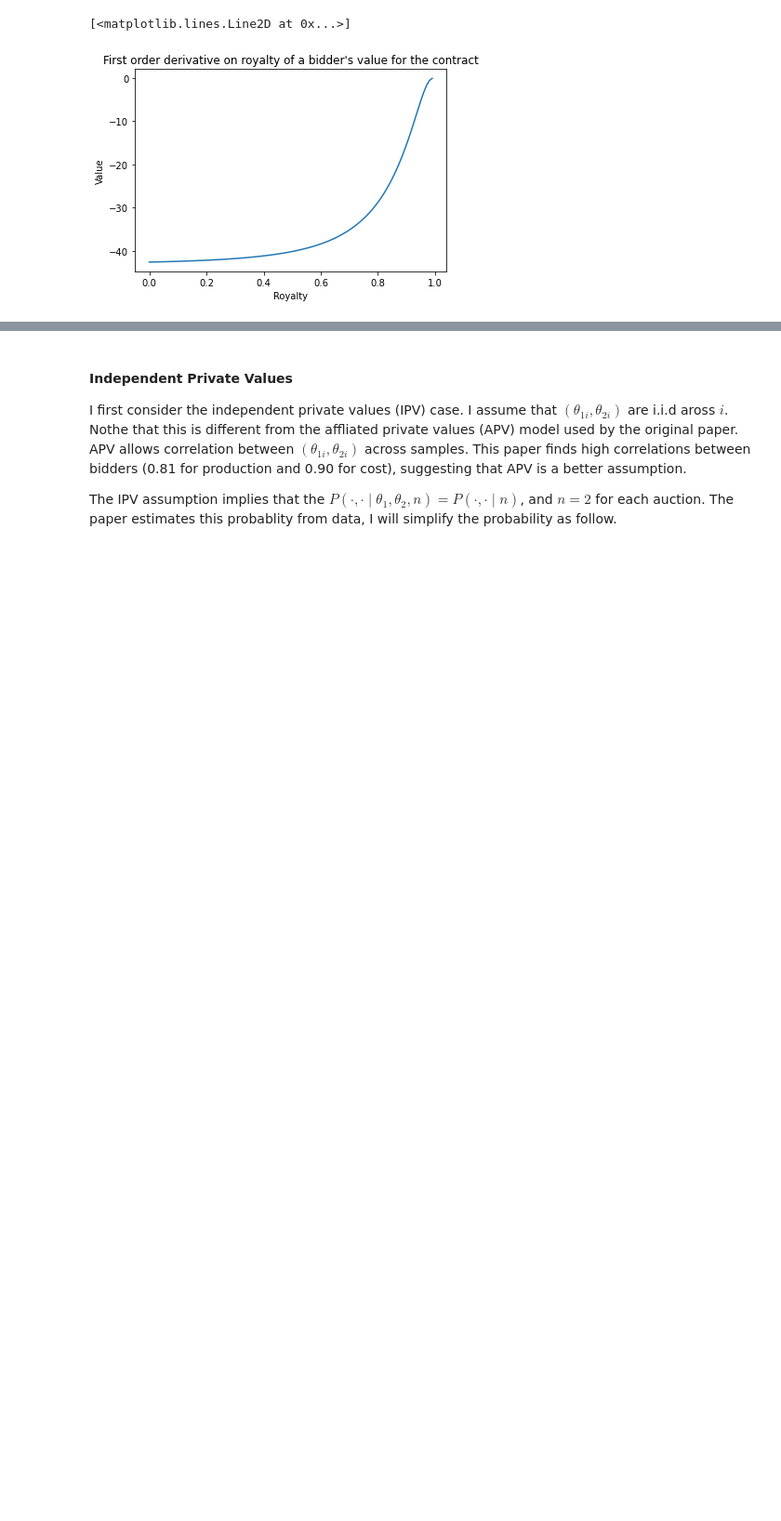
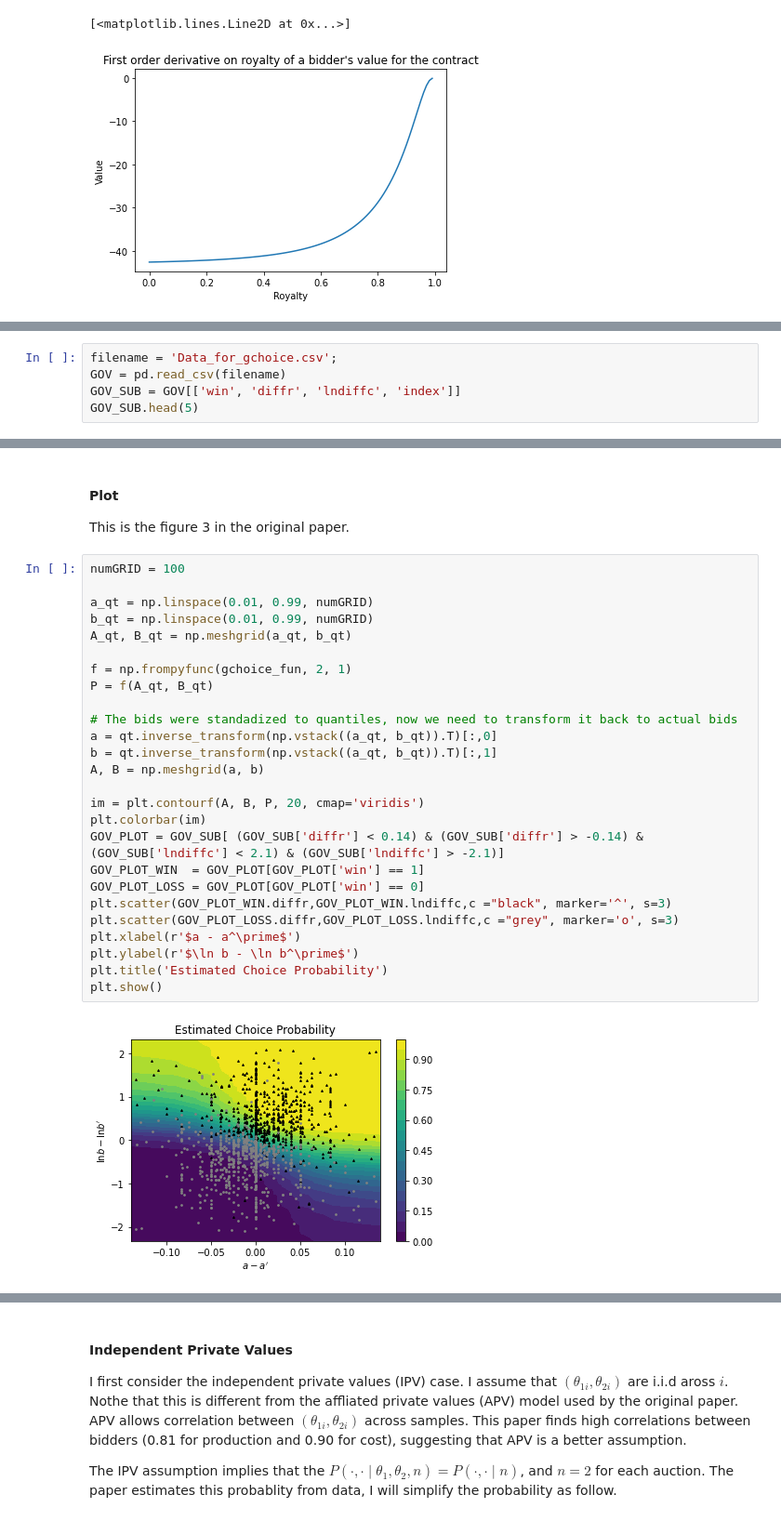
Before and after one commit to KaiKevinLiao/replication-kong2022, a Jupyter notebook: main.ipynb, the cells around one changed output, grey strips where cells are left out. Shown at 93% size. Saved outputs shown, nothing was run; the diff lists cells and outputs as text; blank space fills up the shorter version.

```diff
--- a/main.ipynb
+++ b/main.ipynb
@@ -105,0 +202,5 @@ plt.plot(agrids, values)
+# %%
+filename = 'Data_for_gchoice.csv';
+GOV = pd.read_csv(filename)
+GOV_SUB = GOV[['win', 'diffr', 'lndiffc', 'index']]
+GOV_SUB.head(5)
@@ -105,0 +255,32 @@ plt.plot(agrids, values)
+# %% [markdown]
+#### Plot
+
+This is the figure 3 in the original paper.
+# %%
+numGRID = 100
+
+a_qt = np.linspace(0.01, 0.99, numGRID)
+b_qt = np.linspace(0.01, 0.99, numGRID)
+A_qt, B_qt = np.meshgrid(a_qt, b_qt)
+
+f = np.frompyfunc(gchoice_fun, 2, 1)
+P = f(A_qt, B_qt)
+
+# The bids were standadized to quantiles, now we need to transform it back to actual bids
+a = qt.inverse_transform(np.vstack((a_qt, b_qt)).T)[:,0]
+b = qt.inverse_transform(np.vstack((a_qt, b_qt)).T)[:,1]
+A, B = np.meshgrid(a, b)
+
+im = plt.contourf(A, B, P, 20, cmap='viridis')
+plt.colorbar(im)
+GOV_PLOT = GOV_SUB[ (GOV_SUB['diffr'] < 0.14) & (GOV_SUB['diffr'] > -0.14) & (GOV_SUB['lndiffc'] < 2.1) & (GOV_SUB['lndiffc'] > -2.1)]
+GOV_PLOT_WIN  = GOV_PLOT[GOV_PLOT['win'] == 1]
+GOV_PLOT_LOSS = GOV_PLOT[GOV_PLOT['win'] == 0]
+plt.scatter(GOV_PLOT_WIN.diffr,GOV_PLOT_WIN.lndiffc,c ="black", marker='^', s=3)
+plt.scatter(GOV_PLOT_LOSS.diffr,GOV_PLOT_LOSS.lndiffc,c ="grey", marker='o', s=3)
+plt.xlabel(r'$a - a^\prime$')
+plt.ylabel(r'$\ln b - \ln b^\prime$')
+plt.title('Estimated Choice Probability')
+plt.show()
+# %% [output]
+[figure, added]
```
Also changed, not shown: parts of 25 cells of this notebook, 5 other files.
